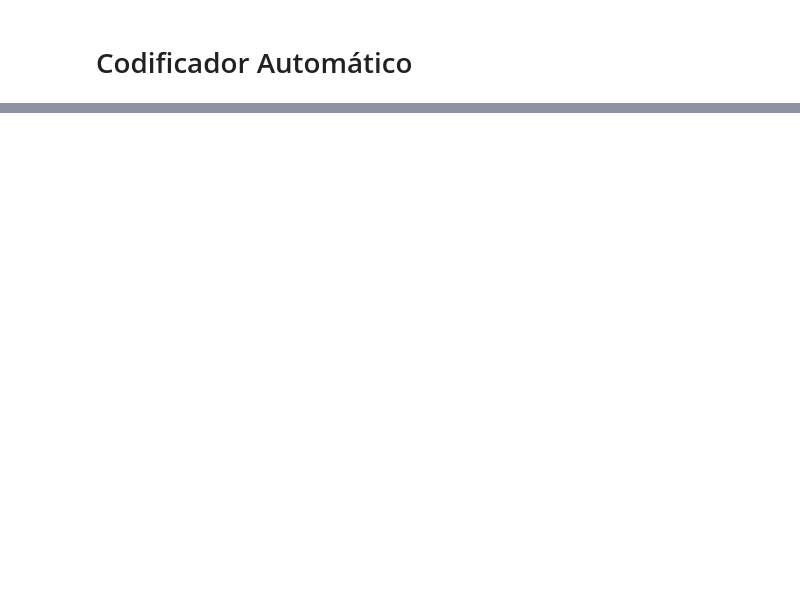
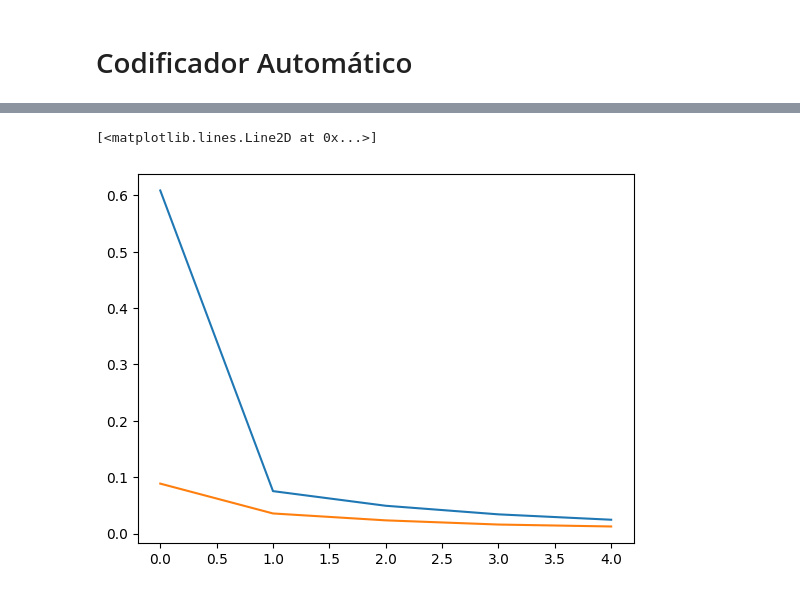
Before and after one commit to ViniMelloeMuller/fluidization-AE, a Jupyter notebook: modeling.ipynb, the cells around one changed output, grey strips where cells are left out. Cells and saved outputs as stored; diff of their text form; code cells hidden in the pictures; blank space fills up the shorter version.

Commit message:
Criada logica do treinamento do autoencoder porem com performance horrivel
Signed-off-by: Vinicius Mello e Muller <viniciusmelloemuller@gmail.com>

```diff
--- a/modeling.ipynb
+++ b/modeling.ipynb
@@ -75,0 +78,16 @@ model shape:  (9070, 100, 1)
+# %%
+# teste 1
+window_size = 100
+autoencoder = Sequential(
+    [
+        Input((None, 1)), # Indica que os dados são unidimensionais
+
+        LSTM(50, return_sequences=True),
+        LSTM(20, return_sequences=False),
+        RepeatVector(window_size),
+
+        LSTM(20, return_sequences=True),
+        LSTM(50, return_sequences=True),
+        TimeDistributed(Dense(1))
+    ]
+)
@@ -75,0 +117,3 @@ model shape:  (9070, 100, 1)
+# %%
+autoencoder.compile(optimizer="adam", loss="mse")
+history = autoencoder.fit(bigX, bigX, validation_split=0.3, epochs=5, batch_size=100, shuffle=True)
@@ -75,0 +131,6 @@ model shape:  (9070, 100, 1)
+# %%
+plt.plot(history.history["loss"])
+plt.plot(history.history["val_loss"])
+# %% [output]
+[<matplotlib.lines.Line2D at 0x...>]
+[figure, added]
```
Also changed, not shown: parts of 7 cells of this notebook.
